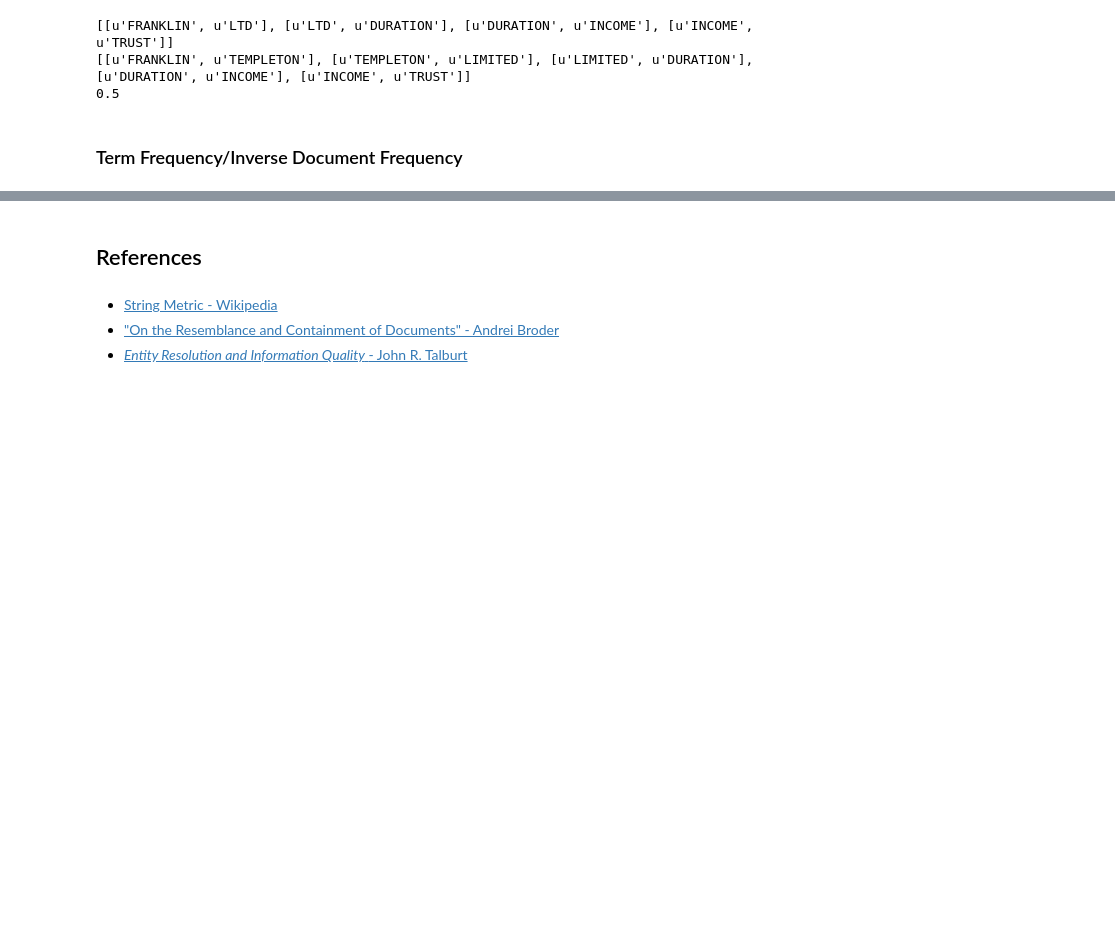
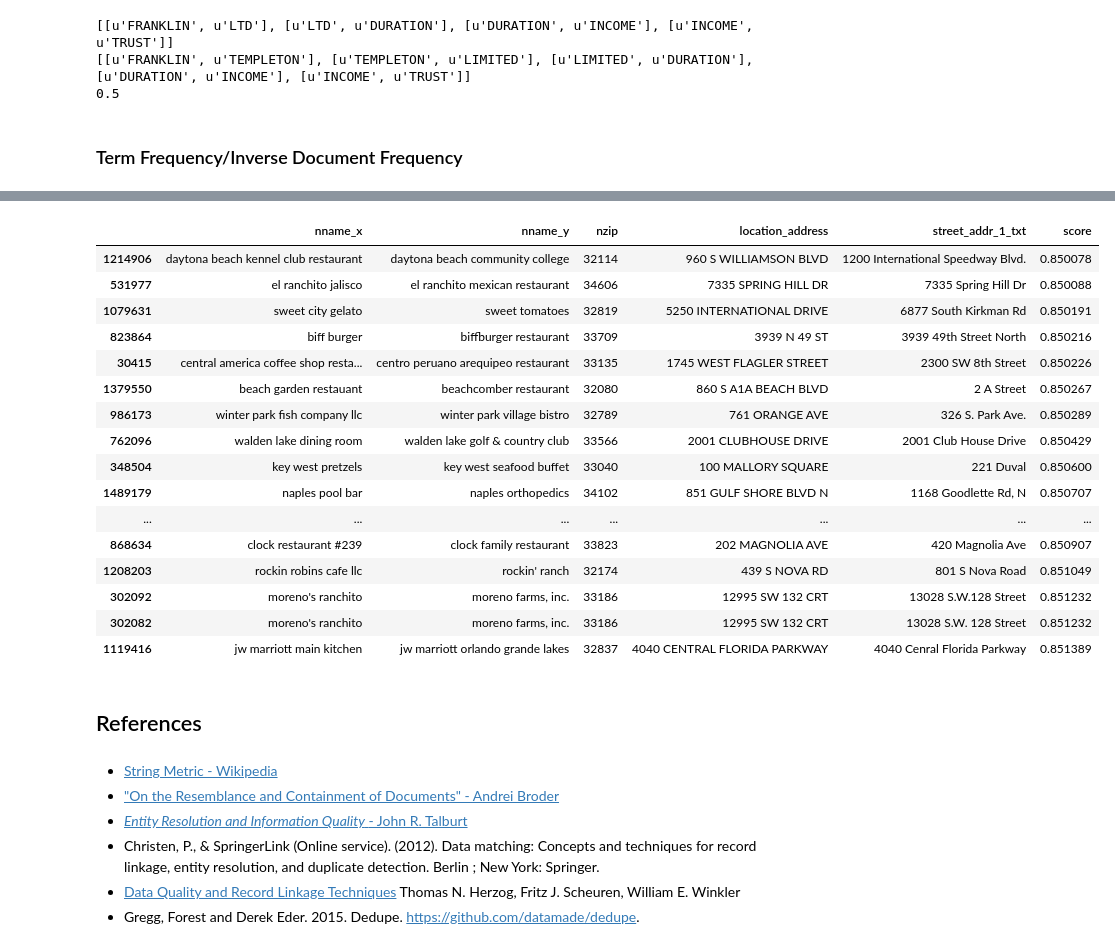
Before and after one commit to mikemull/Notebooks, a Jupyter notebook: Matching.ipynb, the cells around one changed output, grey strips where cells are left out. Cells and saved outputs as stored; diff of their text form; code cells hidden in the pictures; blank space fills up the shorter version.

Commit message:
Added example data sets

```diff
--- a/Matching.ipynb
+++ b/Matching.ipynb
@@ -30,0 +103,5 @@ Table of Contents
+# %%
+df_fl_a['nzip'] = df_fl_a.location_zip_code.apply(lambda x:x[0:5] if pd.notnull(x) else x)
+df_oge_a_fl['nzip'] = df_oge_a_fl.zip_cd.apply(lambda x: str(int(x)))
+dfm = df_fl_a.merge(df_oge_a_fl, on=['nname', 'nzip'])
+dfm[['nname','nzip', 'location_address', 'street_addr_1_txt']].head()
@@ -271,6 +436,37 @@ print(jaccard_similarity((tuple(x) for x in ngrams(names[0].split(), 2)),
+# %%
+dfmz = df_fl_a.merge(df_oge_a_fl, on='nzip')
+# %%
+dfmz = dfmz[dfmz.nname_x != dfmz.nname_y]
+# %%
+dfmz['score'] = dfmz[['nname_x','nname_y']].apply(lambda p: jellyfish.jaro_winkler(unicode(p[0], 'unicode-escape'),
+                                                                                   unicode(p[1], 'unicode-escape')), axis=1)
+# %%
+dfmz[dfmz.score>0.85][['nname_x', 'nname_y', 'nzip', 'location_address', 'street_addr_1_txt','score']].sort('score',ascending=True).head(20)
+# %% [output]
+|  | nname_x | nname_y | nzip | location_address | street_addr_1_txt | score |
+| 1214906 | daytona beach kennel club restaurant | daytona beach community college | 32114 | 960 S WILLIAMSON BLVD | 1200 International Speedway Blvd. | 0.850078 |
+| 531977 | el ranchito jalisco | el ranchito mexican restaurant | 34606 | 7335 SPRING HILL DR | 7335 Spring Hill Dr | 0.850088 |
+| 1079631 | sweet city gelato | sweet tomatoes | 32819 | 5250 INTERNATIONAL DRIVE | 6877 South Kirkman Rd | 0.850191 |
+| 823864 | biff burger | biffburger restaurant | 33709 | 3939 N 49 ST | 3939 49th Street North | 0.850216 |
+| 30415 | central america coffee shop resta... | centro peruano arequipeo restaurant | 33135 | 1745 WEST FLAGLER STREET | 2300 SW 8th Street | 0.850226 |
+| 1379550 | beach garden restauant | beachcomber restaurant | 32080 | 860 S A1A BEACH BLVD | 2 A Street | 0.850267 |
+| 986173 | winter park fish company llc | winter park village bistro | 32789 | 761 ORANGE AVE | 326 S. Park Ave. | 0.850289 |
+| 762096 | walden lake dining room | walden lake golf & country club | 33566 | 2001 CLUBHOUSE DRIVE | 2001 Club House Drive | 0.850429 |
+| 348504 | key west pretzels | key west seafood buffet | 33040 | 100 MALLORY SQUARE | 221 Duval | 0.850600 |
+| 1489179 | naples pool bar | naples orthopedics | 34102 | 851 GULF SHORE BLVD N | 1168 Goodlette Rd, N | 0.850707 |
+| ... | ... | ... | ... | ... | ... | ... |
+| 868634 | clock restaurant #239 | clock family restaurant | 33823 | 202 MAGNOLIA AVE | 420 Magnolia Ave | 0.850907 |
+| 1208203 | rockin robins cafe llc | rockin' ranch | 32174 | 439 S NOVA RD | 801 S Nova Road | 0.851049 |
+| 302092 | moreno's ranchito | moreno farms, inc. | 33186 | 12995 SW 132 CRT | 13028 S.W.128 Street | 0.851232 |
+| 302082 | moreno's ranchito | moreno farms, inc. | 33186 | 12995 SW 132 CRT | 13028 S.W. 128 Street | 0.851232 |
+| 1119416 | jw marriott main kitchen | jw marriott orlando grande lakes | 32837 | 4040 CENTRAL FLORIDA PARKWAY | 4040 Cenral Florida Parkway | 0.851389 |
 # %% [markdown]
 ## References
 # %% [markdown]
 - [String Metric - Wikipedia](https://en.wikipedia.org/wiki/String_metric)
 - ["On the Resemblance and Containment of Documents" - Andrei Broder](http://gatekeeper.dec.com/ftp/pub/dec/SRC/publications/broder/positano-final-wpnums.pdf)
 - [_Entity Resolution and Information Quality_ - John R. Talburt](http://www.amazon.com/Entity-Resolution-Information-Quality-Talburt/dp/0123819725)
+- Christen, P., & SpringerLink (Online service). (2012). Data matching: Concepts and techniques for record linkage, entity resolution, and duplicate detection. Berlin ; New York: Springer.
+- [Data Quality and Record Linkage Techniques](http://www.amazon.com/gp/product/B0016PZT7M)
+Thomas N. Herzog, Fritz J. Scheuren, William E. Winkler
+- Gregg, Forest and Derek Eder. 2015. Dedupe. https://github.com/datamade/dedupe.
```
Also changed, not shown: parts of 23 cells of this notebook, 2 other files.
